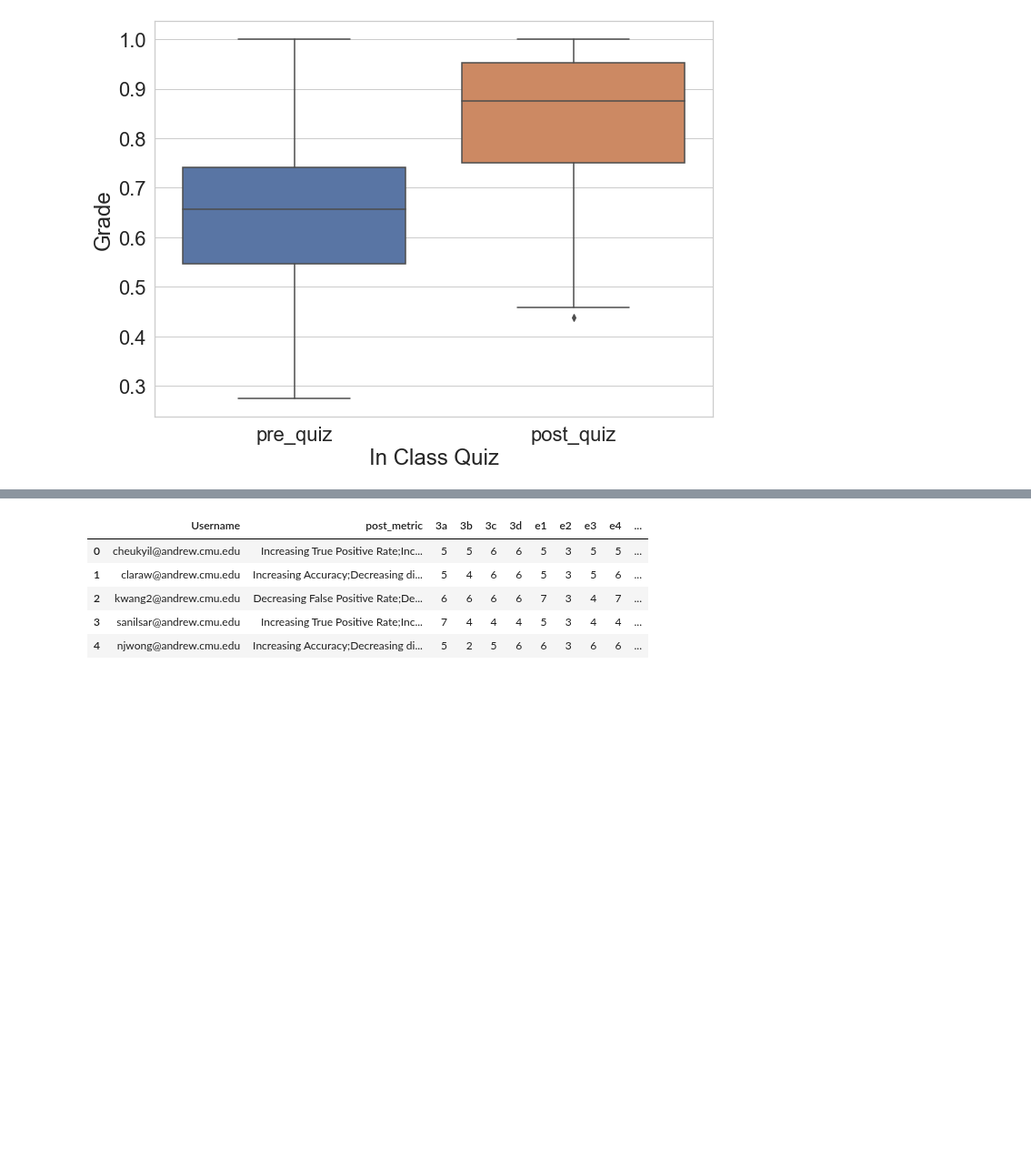
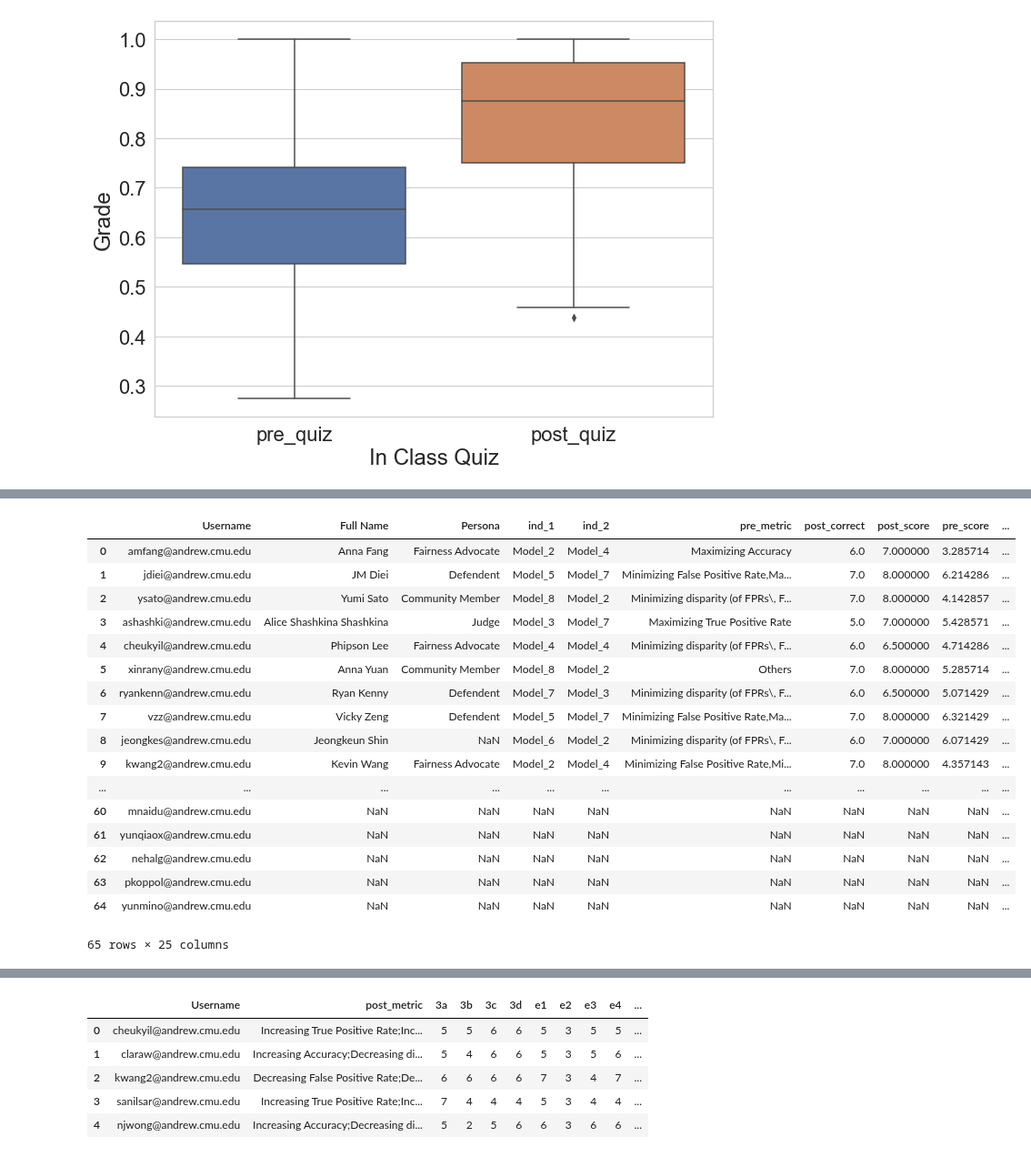
Before and after one commit to WesDeng/Recidivism_Exp, a Jupyter notebook: Untitled1.ipynb, the cells around one changed output, grey strips where cells are left out. Shown at 91% size. Cells and saved outputs as stored; diff of their text form; code cells hidden in the pictures; blank space fills up the shorter version.

Commit message:
out and left group by the key

```diff
--- a/Untitled1.ipynb
+++ b/Untitled1.ipynb
@@ -162,0 +172,3 @@ three.merge(post_survey_short, left_on='Username', right_on='Username')
+# %%
+outer = final = three.merge(post_survey_short, left_on='Username', right_on='Username', how='outer')
+outer.describe()
@@ -162,0 +185,21 @@ three.merge(post_survey_short, left_on='Username', right_on='Username')
+# %%
+outer
+# %% [output]
+|  | Username | Full Name | Persona | ind_1 | ind_2 | pre_metric | post_correct | post_score | pre_score | ... |
+| 0 | amfang@andrew.cmu.edu | Anna Fang | Fairness Advocate | Model_2 | Model_4 | Maximizing Accuracy | 6.0 | 7.000000 | 3.285714 | ... |
+| 1 | jdiei@andrew.cmu.edu | JM Diei | Defendent | Model_5 | Model_7 | Minimizing False Positive Rate,Ma... | 7.0 | 8.000000 | 6.214286 | ... |
+| 2 | ysato@andrew.cmu.edu | Yumi Sato | Community Member | Model_8 | Model_2 | Minimizing disparity (of FPRs\, F... | 7.0 | 8.000000 | 4.142857 | ... |
+| 3 | ashashki@andrew.cmu.edu | Alice Shashkina Shashkina | Judge | Model_3 | Model_7 | Maximizing True Positive Rate | 5.0 | 7.000000 | 5.428571 | ... |
+| 4 | cheukyil@andrew.cmu.edu | Phipson Lee | Fairness Advocate | Model_4 | Model_4 | Minimizing disparity (of FPRs\, F... | 6.0 | 6.500000 | 4.714286 | ... |
+| 5 | xinrany@andrew.cmu.edu | Anna Yuan | Community Member | Model_8 | Model_2 | Others | 7.0 | 8.000000 | 5.285714 | ... |
+| 6 | ryankenn@andrew.cmu.edu | Ryan Kenny | Defendent | Model_7 | Model_3 | Minimizing disparity (of FPRs\, F... | 6.0 | 6.500000 | 5.071429 | ... |
+| 7 | vzz@andrew.cmu.edu | Vicky Zeng | Defendent | Model_5 | Model_7 | Minimizing False Positive Rate,Ma... | 7.0 | 8.000000 | 6.321429 | ... |
+| 8 | jeongkes@andrew.cmu.edu | Jeongkeun Shin | NaN | Model_6 | Model_2 | Minimizing disparity (of FPRs\, F... | 6.0 | 7.000000 | 6.071429 | ... |
+| 9 | kwang2@andrew.cmu.edu | Kevin Wang | Fairness Advocate | Model_2 | Model_4 | Minimizing False Positive Rate,Mi... | 7.0 | 8.000000 | 4.357143 | ... |
+| ... | ... | ... | ... | ... | ... | ... | ... | ... | ... | ... |
+| 60 | mnaidu@andrew.cmu.edu | NaN | NaN | NaN | NaN | NaN | NaN | NaN | NaN | ... |
+| 61 | yunqiaox@andrew.cmu.edu | NaN | NaN | NaN | NaN | NaN | NaN | NaN | NaN | ... |
+| 62 | nehalg@andrew.cmu.edu | NaN | NaN | NaN | NaN | NaN | NaN | NaN | NaN | ... |
+| 63 | pkoppol@andrew.cmu.edu | NaN | NaN | NaN | NaN | NaN | NaN | NaN | NaN | ... |
+| 64 | yunmino@andrew.cmu.edu | NaN | NaN | NaN | NaN | NaN | NaN | NaN | NaN | ... |
+65 rows × 25 columns
```
Also changed, not shown: parts of 8 cells of this notebook, 5 other files.
